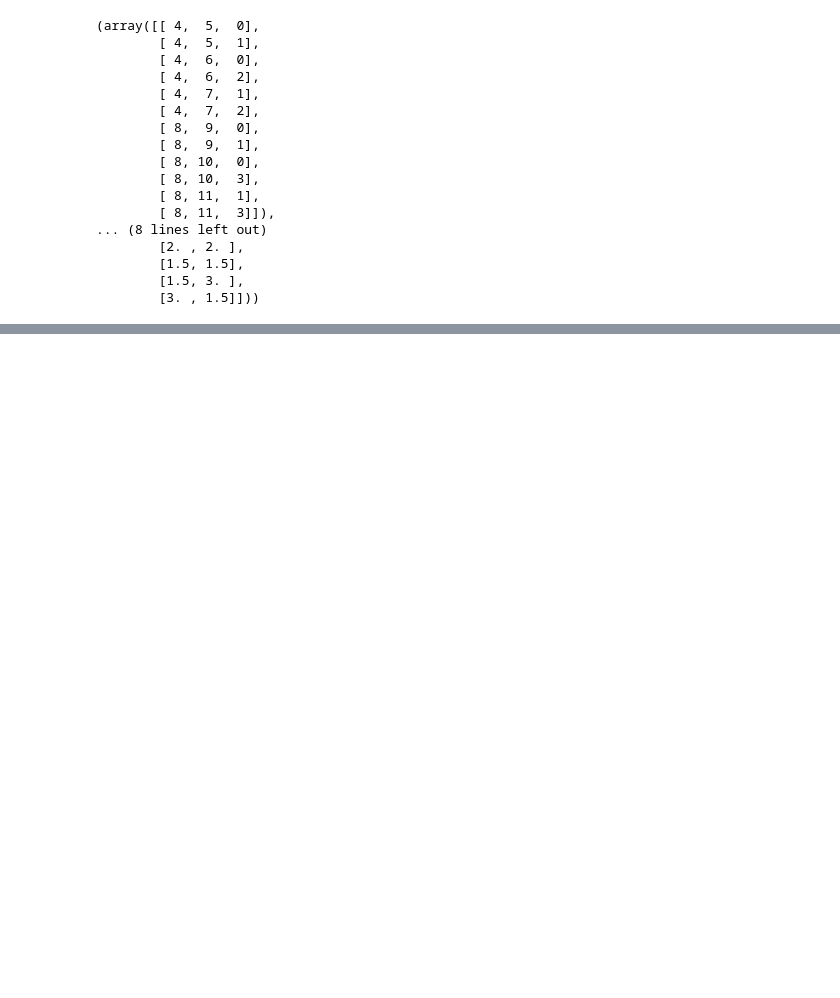
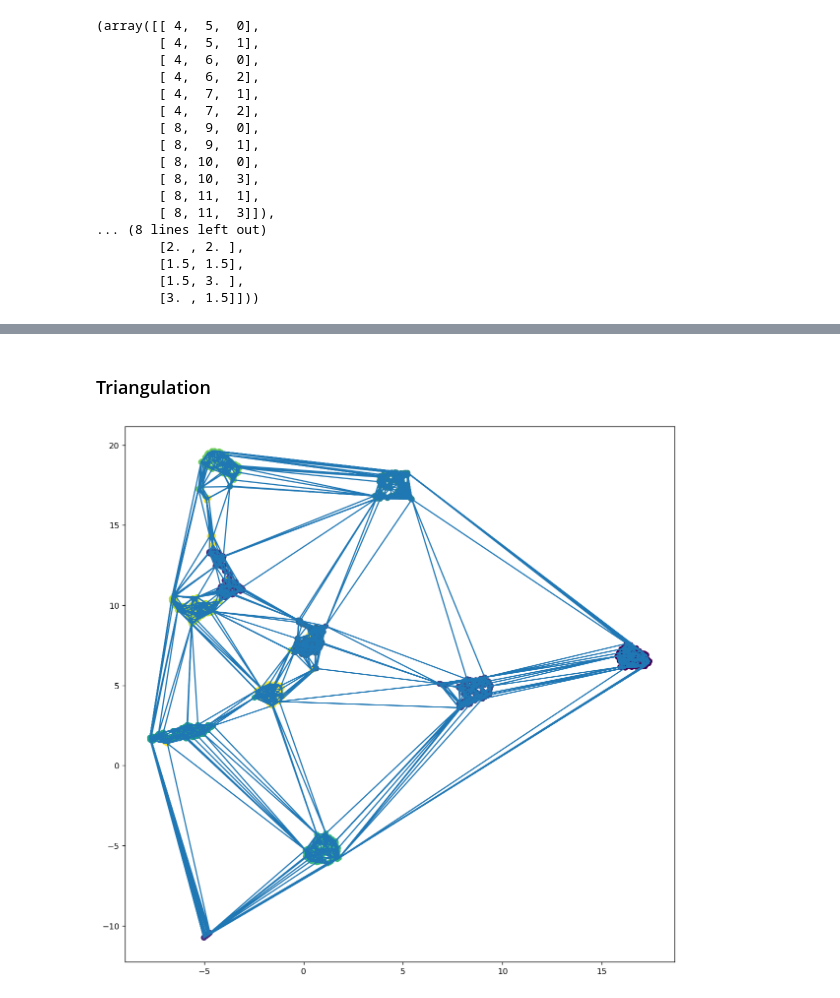
Before and after one commit to Cimagroup/DelaunayTriangAndNN, a Jupyter notebook: Basic definitions.ipynb, the cells around one changed output, grey strips where cells are left out. Drawn from its saved outputs; the diff is of its cells as text; code cells hidden in the pictures; blank space fills up the shorter version.

```diff
--- a/Basic definitions.ipynb
+++ b/Basic definitions.ipynb
@@ -202,0 +246,10 @@ b
+# %% [markdown]
+### Triangulation
+# %%
+k = Delaunay(embedding)
+plt.figure(figsize=(12, 12), dpi=120)
+plt.scatter(embedding[:,0],embedding[:,1],c=digits.target)
+plt.triplot(embedding[:,0], embedding[:,1], k.simplices)
+plt.show()
+# %% [output]
+[figure, added]
```
Also changed, not shown: parts of 6 cells of this notebook.
